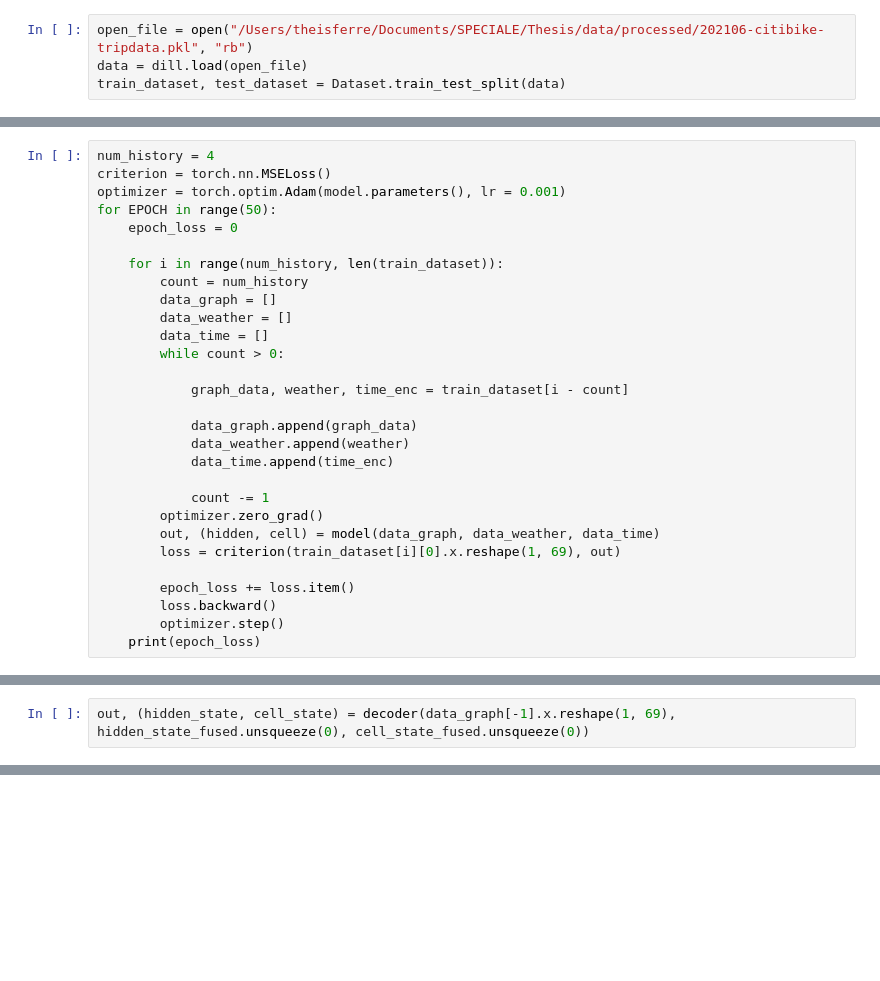
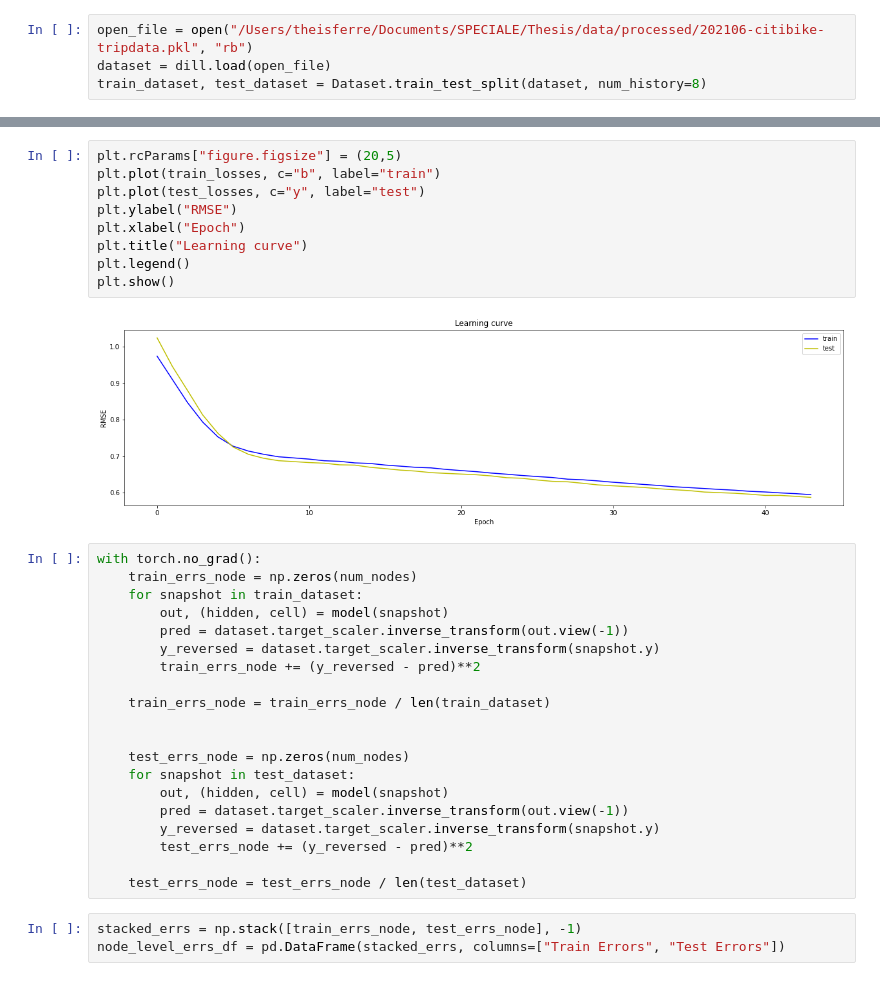
Before and after one commit to TheisFerre/Thesis, a Jupyter notebook: notebooks/NYCBIKE/train_model.ipynb, the cells around one changed output, grey strips where cells are left out. Saved outputs shown, nothing was run; the diff lists cells and outputs as text; blank space fills up the shorter version.

```diff
--- a/notebooks/NYCBIKE/train_model.ipynb
+++ b/notebooks/NYCBIKE/train_model.ipynb
@@ -13,4 +14,4 @@ import torch.nn.functional as F
 # %%
 open_file = open("/Users/theisferre/Documents/SPECIALE/Thesis/data/processed/202106-citibike-tripdata.pkl", "rb")
-data = dill.load(open_file)
-train_dataset, test_dataset = Dataset.train_test_split(data)
+dataset = dill.load(open_file)
+train_dataset, test_dataset = Dataset.train_test_split(dataset, num_history=8)
@@ -66,29 +57,0 @@ cell_state_fused, hidden_state_fused = encoder(data_graph, data_weather, data_ti
-# %%
-num_history = 4
-criterion = torch.nn.MSELoss()
-optimizer = torch.optim.Adam(model.parameters(), lr = 0.001)
-for EPOCH in range(50):
-    epoch_loss = 0
-
-    for i in range(num_history, len(train_dataset)):
-        count = num_history
-        data_graph = []
-        data_weather = []
-        data_time = []
-        while count > 0:
-
-            graph_data, weather, time_enc = train_dataset[i - count]
-
-            data_graph.append(graph_data)
-            data_weather.append(weather)
-            data_time.append(time_enc)
-
-            count -= 1
-        optimizer.zero_grad()
-        out, (hidden, cell) = model(data_graph, data_weather, data_time)
-        loss = criterion(train_dataset[i][0].x.reshape(1, 69), out)
-
-        epoch_loss += loss.item()
-        loss.backward()
-        optimizer.step()
-    print(epoch_loss)
@@ -147,2 +57,0 @@ torch.Size([1, 552])
-# %%
-out, (hidden_state, cell_state) = decoder(data_graph[-1].x.reshape(1, 69), hidden_state_fused.unsqueeze(0), cell_state_fused.unsqueeze(0))
@@ -148,0 +116,34 @@ out, (hidden_state, cell_state) = decoder(data_graph[-1].x.reshape(1, 69), hidde
+# %%
+plt.rcParams["figure.figsize"] = (20,5)
+plt.plot(train_losses, c="b", label="train")
+plt.plot(test_losses, c="y", label="test")
+plt.ylabel("RMSE")
+plt.xlabel("Epoch")
+plt.title("Learning curve")
+plt.legend()
+plt.show()
+# %% [output]
+[figure, added]
+# %%
+with torch.no_grad():
+    train_errs_node = np.zeros(num_nodes)
+    for snapshot in train_dataset:
+        out, (hidden, cell) = model(snapshot)
+        pred = dataset.target_scaler.inverse_transform(out.view(-1))
+        y_reversed = dataset.target_scaler.inverse_transform(snapshot.y)
+        train_errs_node += (y_reversed - pred)**2
+
+    train_errs_node = train_errs_node / len(train_dataset)
+
+
+    test_errs_node = np.zeros(num_nodes)
+    for snapshot in test_dataset:
+        out, (hidden, cell) = model(snapshot)
+        pred = dataset.target_scaler.inverse_transform(out.view(-1))
+        y_reversed = dataset.target_scaler.inverse_transform(snapshot.y)
+        test_errs_node += (y_reversed - pred)**2
+
+    test_errs_node = test_errs_node / len(test_dataset)
+# %%
+stacked_errs = np.stack([train_errs_node, test_errs_node], -1)
+node_level_errs_df = pd.DataFrame(stacked_errs, columns=["Train Errors", "Test Errors"])
```
Also changed, not shown: parts of 17 cells of this notebook, 4 other files.
